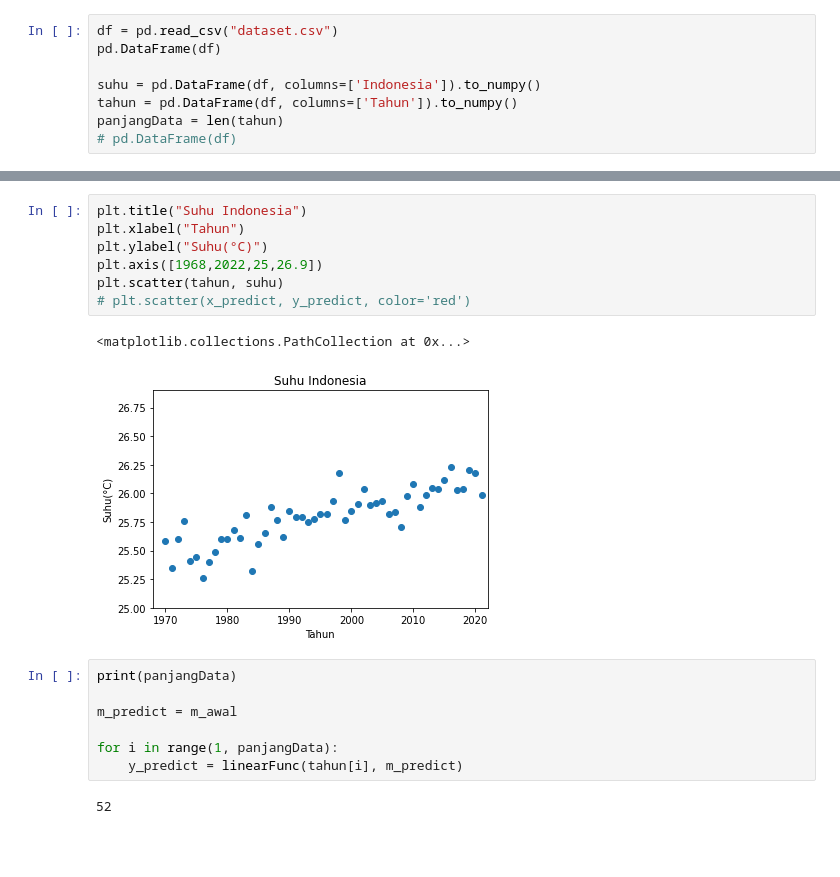
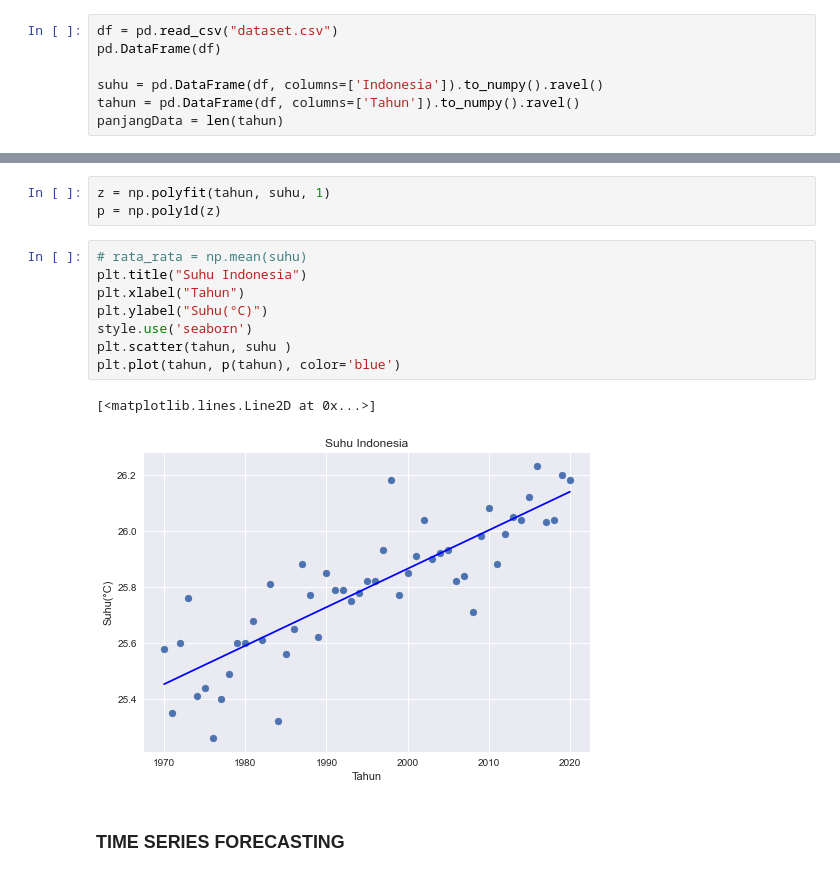
Before and after one commit to AlbabRiziq/Time_series_forecasting_suhu_indonesia, a Jupyter notebook: main.ipynb, the cells around one changed output, grey strips where cells are left out. Saved outputs shown, nothing was run; the diff lists cells and outputs as text; blank space fills up the shorter version.

```diff
--- a/main.ipynb
+++ b/main.ipynb
@@ -6,10 +7,9 @@ import matplotlib.pyplot as plt
 df = pd.read_csv("dataset.csv")
 pd.DataFrame(df)
 
-suhu = pd.DataFrame(df, columns=['Indonesia']).to_numpy()
-tahun = pd.DataFrame(df, columns=['Tahun']).to_numpy()
+suhu = pd.DataFrame(df, columns=['Indonesia']).to_numpy().ravel()
+tahun = pd.DataFrame(df, columns=['Tahun']).to_numpy().ravel()
 panjangData = len(tahun)
-# pd.DataFrame(df)
 # %%
 plt.xlabel("Tahun")
 plt.ylabel("Suhu(°C)")
@@ -28,19 +26,16 @@ y_predict = linearFunc(x_predict, m_awal)
+# %%
+z = np.polyfit(tahun, suhu, 1)
+p = np.poly1d(z)
 # %%
+# rata_rata = np.mean(suhu)
 plt.title("Suhu Indonesia")
 plt.xlabel("Tahun")
 plt.ylabel("Suhu(°C)")
-plt.axis([1968,2022,25,26.9])
-plt.scatter(tahun, suhu)
-# plt.scatter(x_predict, y_predict, color='red')
+style.use('seaborn')
+plt.scatter(tahun, suhu )
+plt.plot(tahun, p(tahun), color='blue')
 # %% [output]
-<matplotlib.collections.PathCollection at 0x...>
+[<matplotlib.lines.Line2D at 0x...>]
-[figure, old version]
+[figure, new version]
-# %%
-print(panjangData)
-
-m_predict = m_awal
-
-for i in range(1, panjangData):
-    y_predict = linearFunc(tahun[i], m_predict)
-# %% [output]
-52
+# %% [markdown]
+### TIME SERIES FORECASTING
```
Also changed, not shown: parts of 5 cells of this notebook, 1 other file.
